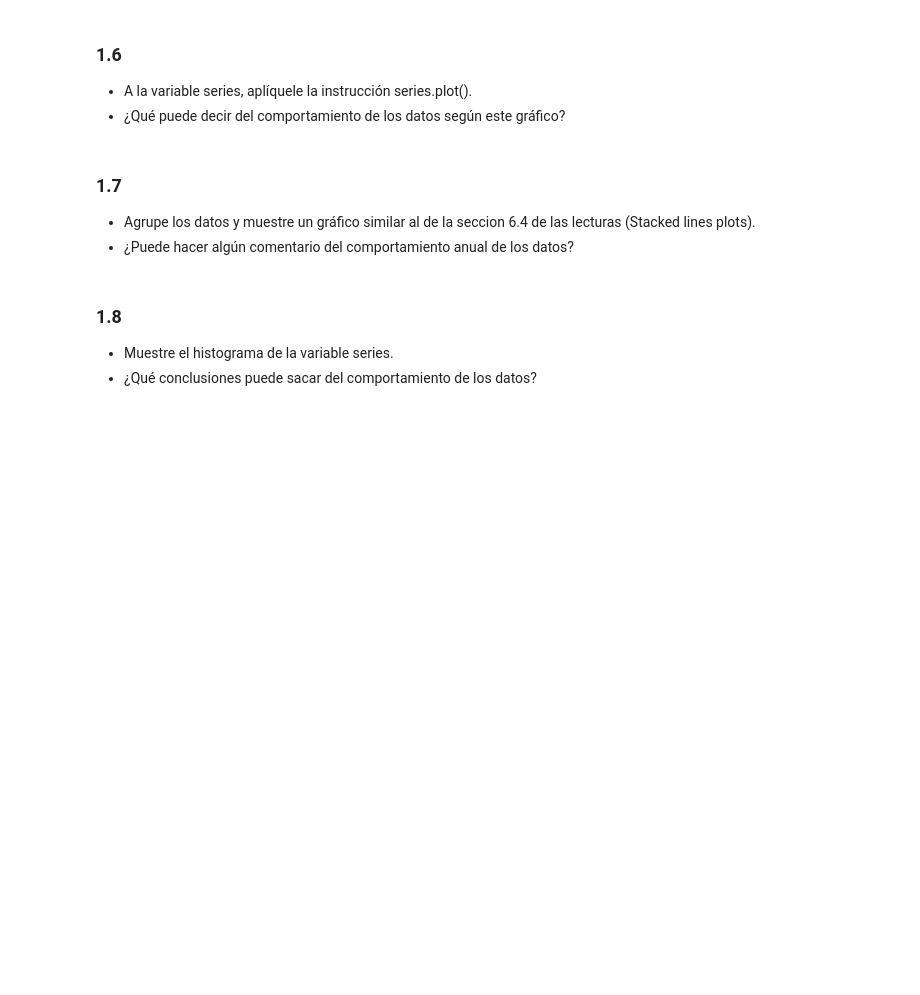
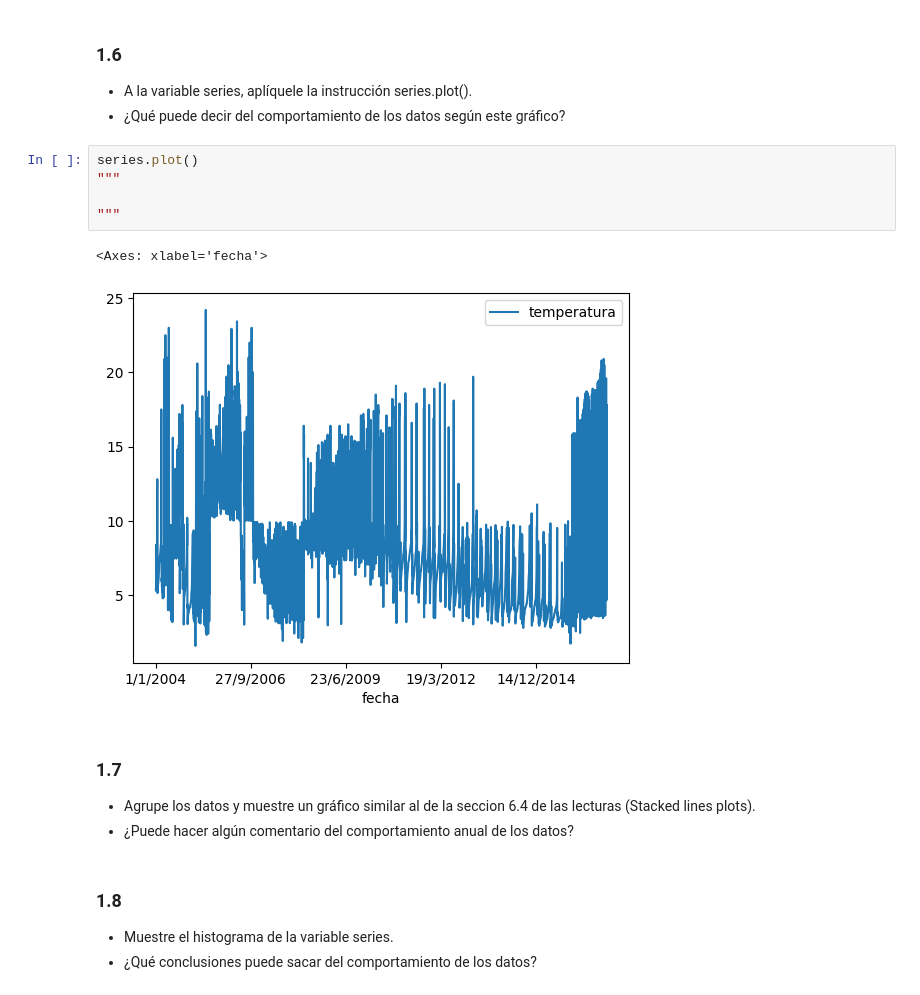
Before and after one commit to IAGR2-S2-2023/TP1_SeriesTemporales, a Jupyter notebook: 2023-2-Trabajo_Practico_1.ipynb, the cells around one changed output. Saved outputs shown, nothing was run; the diff lists cells and outputs as text; blank space fills up the shorter version.

Commit message:
1.5 Rolling window - 1.6 plot (review)

```diff
--- a/2023-2-Trabajo_Practico_1.ipynb
+++ b/2023-2-Trabajo_Practico_1.ipynb
@@ -124,6 +148,14 @@ print(dataframe.head(20)) #This is for show result
 ### 1.6
 - A la variable series, aplíquele la instrucción series.plot().
 - ¿Qué puede decir del comportamiento de los datos según este gráfico?
+# %%
+series.plot()
+"""
+
+"""
+# %% [output]
+<Axes: xlabel='fecha'>
+[figure, added]
 # %% [markdown]
 ### 1.7
 
```
Also changed, not shown: parts of 1 cell of this notebook.
